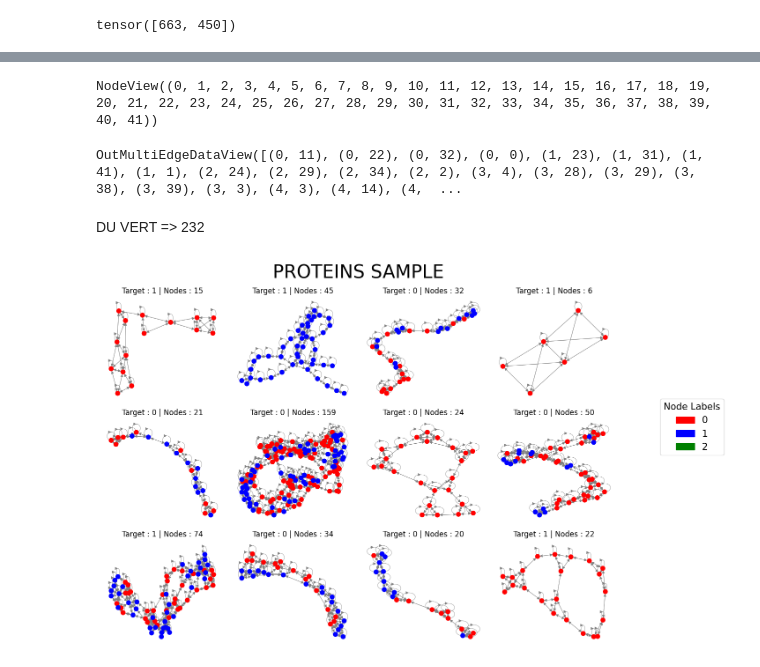
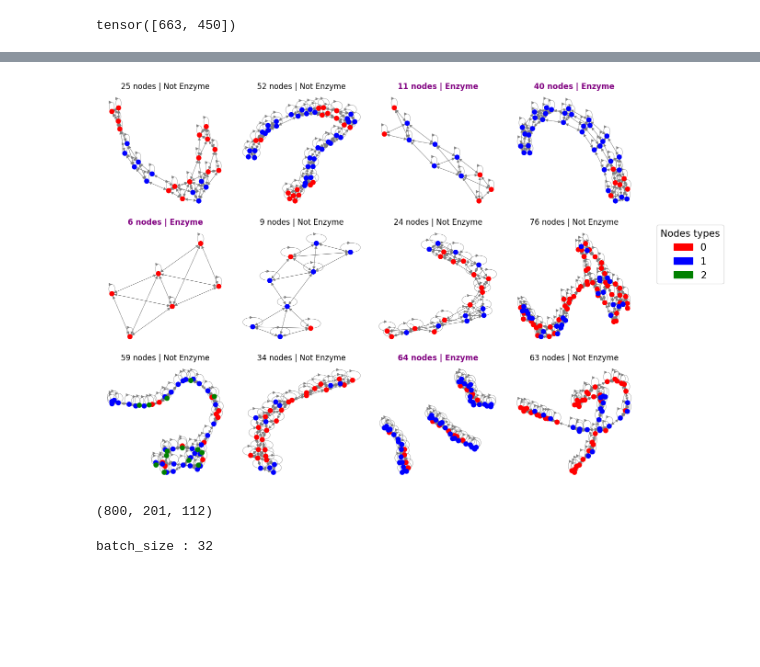
Before and after one commit to marcgloaguen/Week13_GraphClassification, a Jupyter notebook: marc.ipynb, the cells around one changed output, grey strips where cells are left out. Cells and saved outputs as stored; diff of their text form; code cells hidden in the pictures; blank space fills up the shorter version.

```diff
--- a/marc.ipynb
+++ b/marc.ipynb
@@ -43,7 +54,3 @@ tensor([0, 0, 0,  ..., 1, 1, 1])
 torch.bincount(targets)
 # %% [output]
 tensor([663, 450])
-# %%
-indice = 0
-g = graphs[indice]
-g, targets[indice]
@@ -90,16 +57,5 @@ nx.draw(G,**options,with_labels=True)
-# %%
-G.nodes()
-# %% [output]
-NodeView((0, 1, 2, 3, 4, 5, 6, 7, 8, 9, 10, 11, 12, 13, 14, 15, 16, 17, 18, 19, 20, 21, 22, 23, 24, 25, 26, 27, 28, 29, 30, 31, 32, 33, 34, 35, 36, 37, 38, 39, 40, 41))
-# %%
-G.edges()
-# %% [output]
-OutMultiEdgeDataView([(0, 11), (0, 22), (0, 32), (0, 0), (1, 23), (1, 31), (1, 41), (1, 1), (2, 24), (2, 29), (2, 34), (2, 2), (3, 4), (3, 28), (3, 29), (3, 38), (3, 39), (3, 3), (4, 3), (4, 14), (4,  ...
-# %% [markdown]
-DU VERT => 232
 # %%
 fig, axes = plt.subplots(3, 4, figsize=(12, 9))
-fig.suptitle('PROTEINS SAMPLE', fontsize='30')
 axes = axes.flatten()
 options = {
     "node_size": 50,
@@ -112,33 +68,33 @@ for pos in axes:
     t = targets[random_index]
     labels = g.ndata["label"].numpy()
 
     label_dict = {i: str(label) for i, label in enumerate(labels)}
 
     color_dict = {0: "red", 1: "blue", 2: "green"}
 
     node_colors = [color_dict[label] for label in labels]
 
     nx.draw(
         g.to_networkx(),
         node_color=node_colors,
         #labels=label_dict,
         #with_labels=True,
         edge_color="gray",
         ax=pos,
         **options
     )
 
-    pos.set_title(f'Target : {t} | Nodes : {g.number_of_nodes()}')#  | index:{random_index}')
+    pos.set_title(f'{g.number_of_nodes()} nodes {"| Enzyme" if t==1 else "| Not Enzyme"}',color='Purple' if t==1 else 'Black', fontweight= "bold" if t==1 else 'regular')
 
 
 legend_labels = ["0", "1", "2"]
 legend_colors = ["red", "blue", "green"]
 legend_handles = [
     Patch(color=color, label=label)
     for color, label in zip(legend_colors, legend_labels)
 ]
-plt.figlegend(handles=legend_handles, loc="upper right", title="Node Labels",bbox_to_anchor=(1.2,0.65), fontsize="15", title_fontsize="15")
+plt.figlegend(handles=legend_handles, loc="upper right", title="Nodes types",bbox_to_anchor=(1.15,0.65), fontsize="15", title_fontsize="15")
 plt.tight_layout()
 plt.show()
 # %% [output]
-[figure, old version]
+[figure, new version]
@@ -144,0 +115,12 @@ plt.show()
+# %%
+len(train_dataset), len(val_dataset), len(test_dataset)
+# %% [output]
+(800, 201, 112)
+# %%
+from dgl.dataloading import GraphDataLoader
+batch_size = 32
+print(f"batch_size : {batch_size} ")
+train_dataloader = GraphDataLoader(train_dataset, batch_size=batch_size, shuffle=True)
+val_dataloader = GraphDataLoader(val_dataset, batch_size=batch_size, shuffle=True)
+# %% [output]
+batch_size : 32
```
Also changed, not shown: parts of 11 cells of this notebook, 1 other file.
